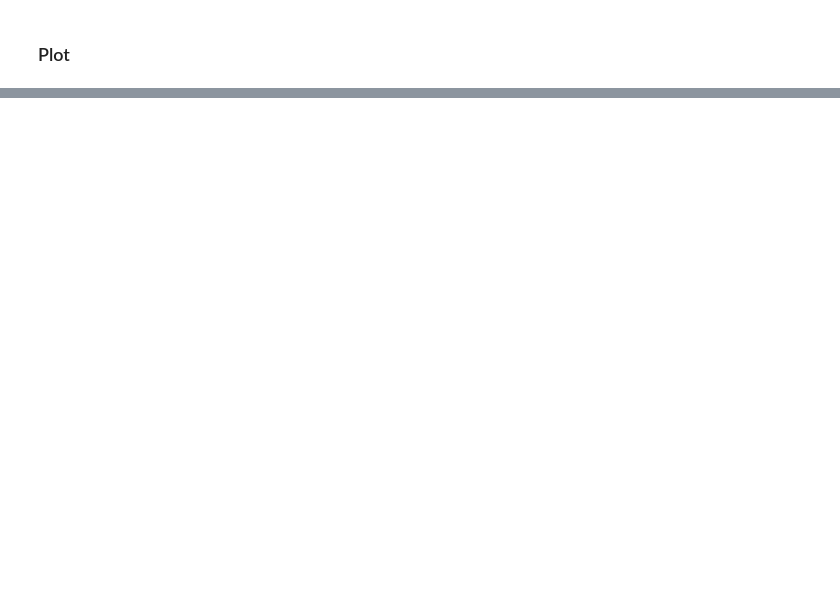
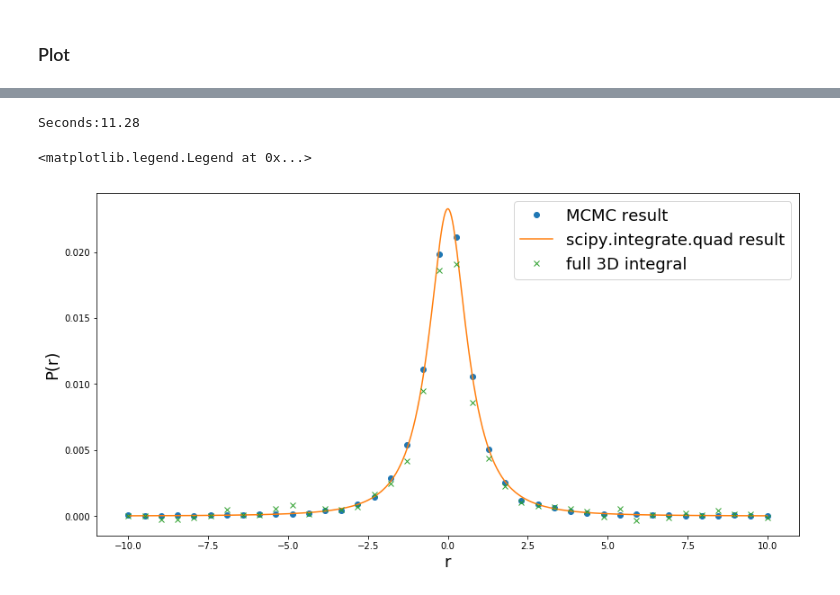
Before and after one commit to qati/HBTCoulombCorrection, a Jupyter notebook: MCMC-Levy.ipynb, the cells around one changed output, grey strips where cells are left out. Saved outputs shown, nothing was run; the diff lists cells and outputs as text; code cells hidden in the pictures; blank space fills up the shorter version.

```diff
--- a/MCMC-Levy.ipynb
+++ b/MCMC-Levy.ipynb
@@ -206,0 +268,19 @@ plt.legend(fontsize=18)
+# %%
+start = time.time()
+x_3d_3 = np.linspace(-10,10,40)
+y_3d_3 = [Levy3D_MCMC(np.array([q/np.sqrt(3),q/np.sqrt(3),q/np.sqrt(3)]), 0.7, 3, 10000) for q in x]
+rt  = time.time()-start
+print("Seconds:%.2f"%rt)
+# %% [output]
+Seconds:11.28
+# %%
+plt.figure(0,(14,7))
+plt.xlabel("r", fontsize=18)
+plt.ylabel("P(r)", fontsize=18)
+plt.plot(x,np.real(np.array(y)), 'o', label="MCMC result")
+plt.plot(x1,y1, label="scipy.integrate.quad result")
+plt.plot(x_3d_3,np.array(y_3d_3),'x', label="full 3D integral")
+plt.legend(fontsize=18)
+# %% [output]
+<matplotlib.legend.Legend at 0x...>
+[figure, added]
```
Also changed, not shown: parts of 17 cells of this notebook, 4 other files.
